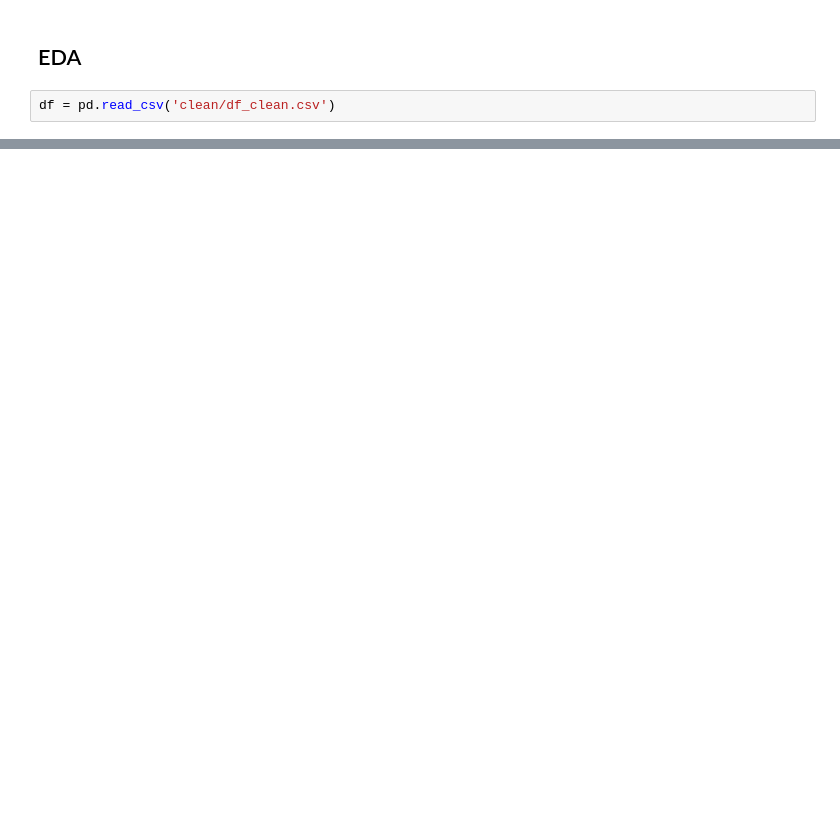
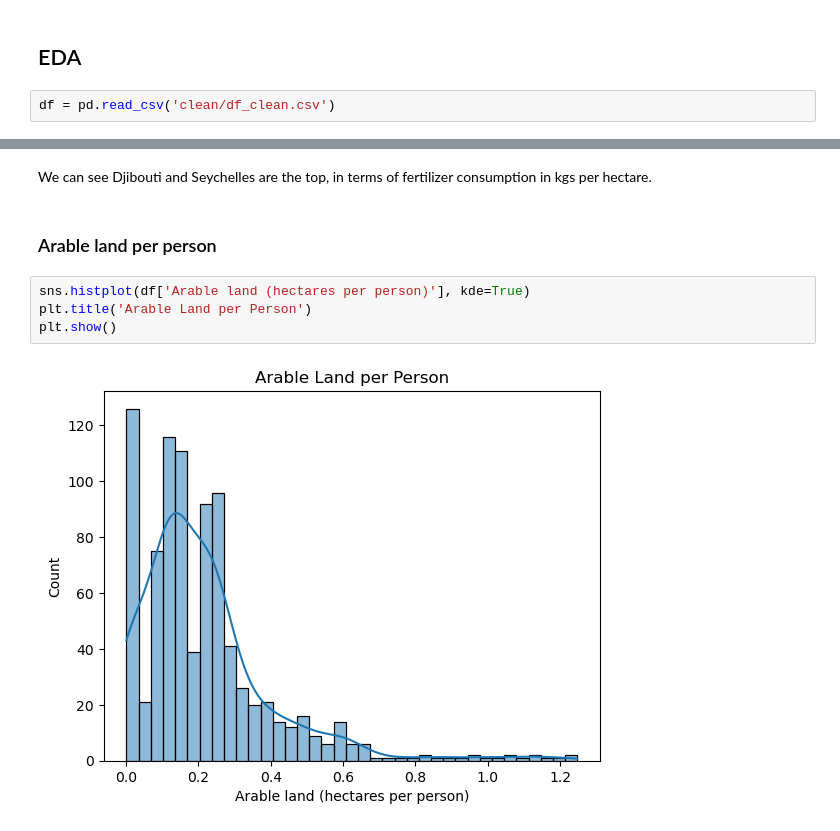
Before and after one commit to Rodgerdev/east-africa-fertilizer-project, a Jupyter notebook: east_africa_proj.ipynb, the cells around one changed output, grey strips where cells are left out. Saved outputs shown, nothing was run; the diff lists cells and outputs as text; blank space fills up the shorter version.

```diff
--- a/east_africa_proj.ipynb
+++ b/east_africa_proj.ipynb
@@ -472,0 +545,10 @@ df = pd.read_csv('clean/df_clean.csv')
+# %% [markdown]
+We can see Djibouti and Seychelles are the top, in terms of fertilizer consumption in kgs per hectare.
+# %% [markdown]
+### Arable land per person
+# %%
+sns.histplot(df['Arable land (hectares per person)'], kde=True)
+plt.title('Arable Land per Person')
+plt.show()
+# %% [output]
+[figure, added]
```
Also changed, not shown: parts of 21 cells of this notebook, 1 other file.
